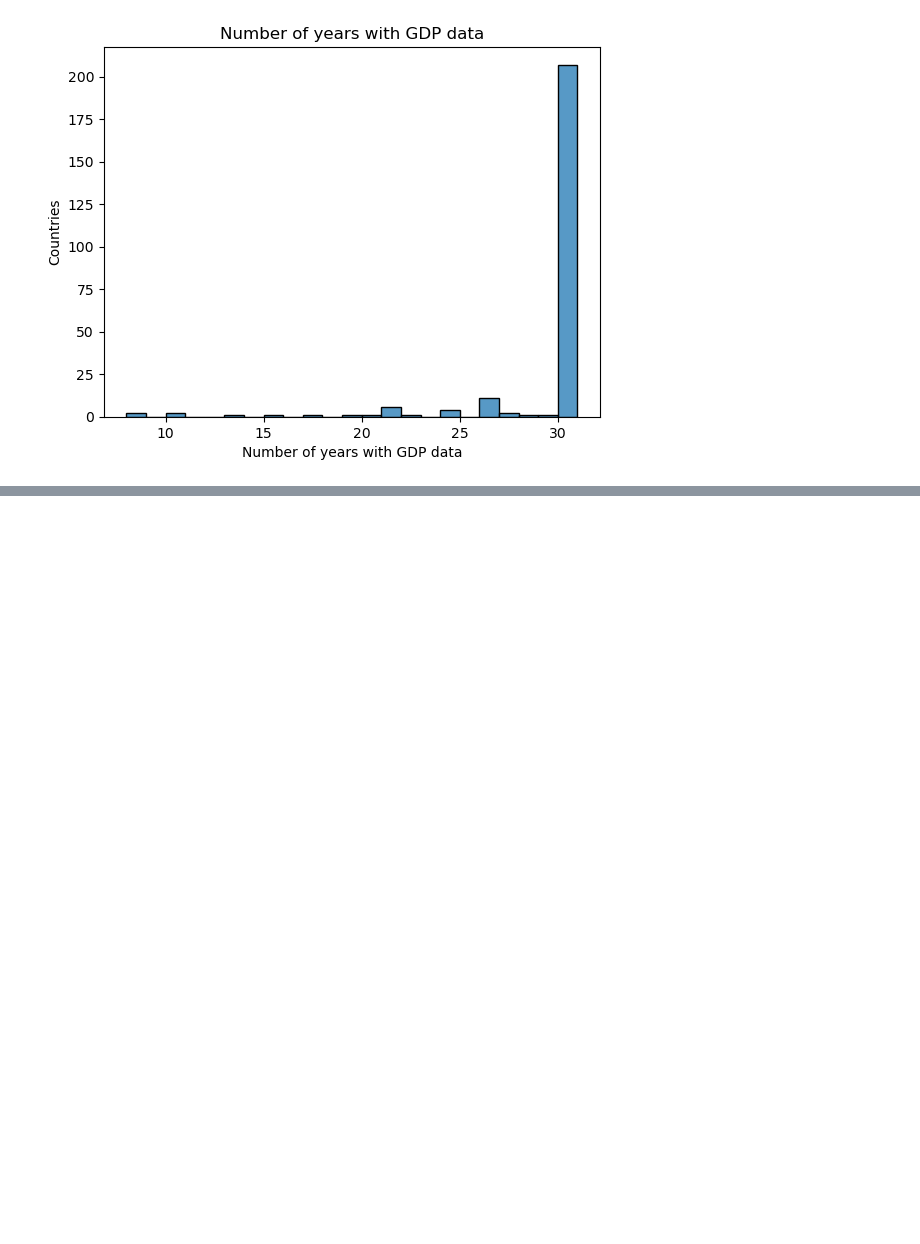
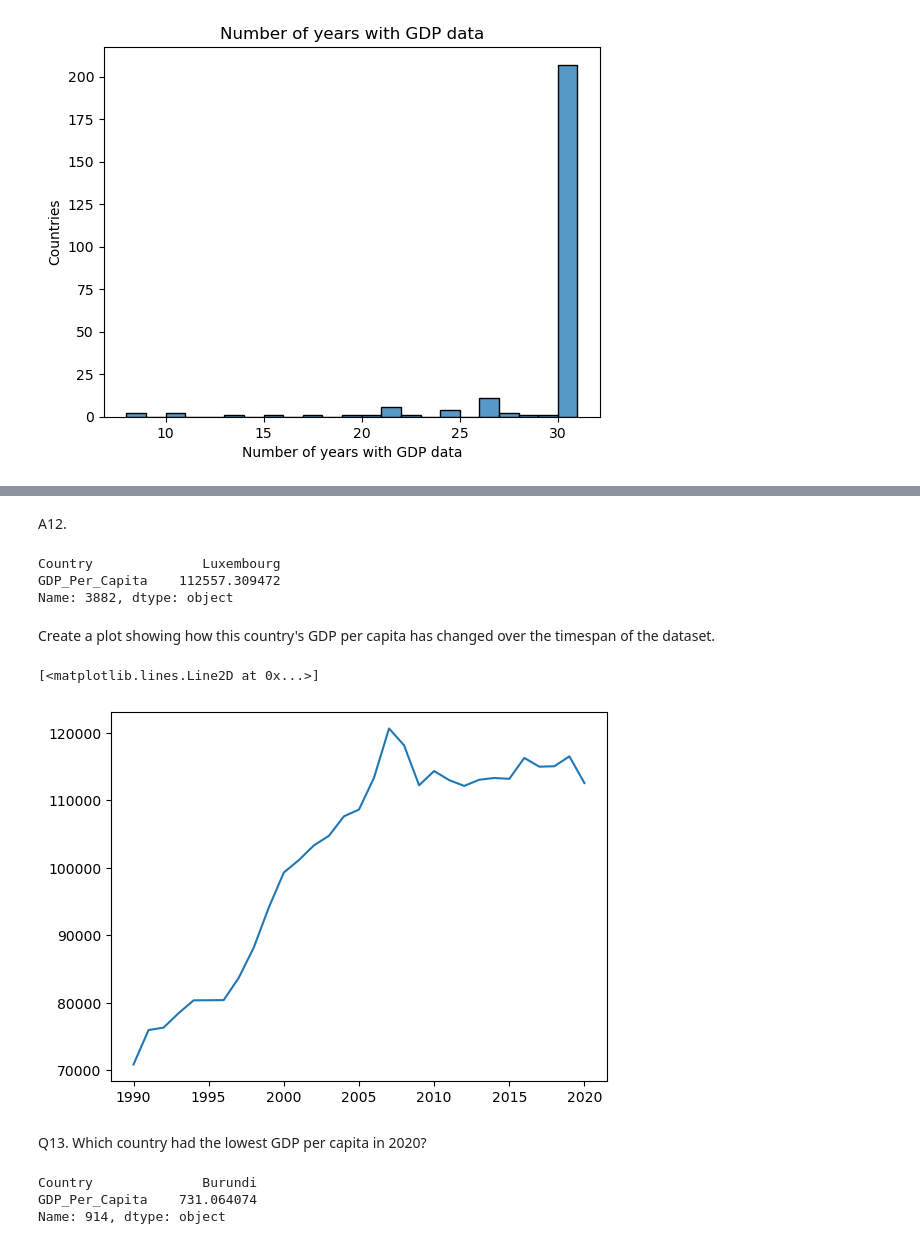
Before and after one commit to NSS-Data-Analytics-Cohort-8/gdp-and-internet-usage-BrandylynLanders, a Jupyter notebook: notebooks/un_project_bml.ipynb, the cells around one changed output, grey strips where cells are left out. Drawn from its saved outputs; the diff is of its cells as text; code cells hidden in the pictures; blank space fills up the shorter version.

```diff
--- a/notebooks/un_project_bml.ipynb
+++ b/notebooks/un_project_bml.ipynb
@@ -328,0 +323,2 @@ A12.
+# %% [markdown]
+A12.
@@ -328,0 +327,17 @@ A12.
+# %%
+highest_gdp
+# %% [output]
+Country              Luxembourg
+GDP_Per_Capita    112557.309472
+Name: 3882, dtype: object
+# %% [markdown]
+Create a plot showing how this country's GDP per capita has changed over the timespan of the dataset.
+# %%
+luxembourg_gdp = gdp_df[gdp_df['Country'] == 'Luxembourg']
+# %%
+plt.plot(luxembourg_gdp['Year'], luxembourg_gdp['GDP_Per_Capita'])
+# %% [output]
+[<matplotlib.lines.Line2D at 0x...>]
+[figure, added]
+# %% [markdown]
+Q13. Which country had the lowest GDP per capita in 2020?
@@ -328,0 +346,6 @@ A12.
+# %%
+lowest_gdp
+# %% [output]
+Country              Burundi
+GDP_Per_Capita    731.064074
+Name: 914, dtype: object
```
Also changed, not shown: parts of 59 cells of this notebook.
